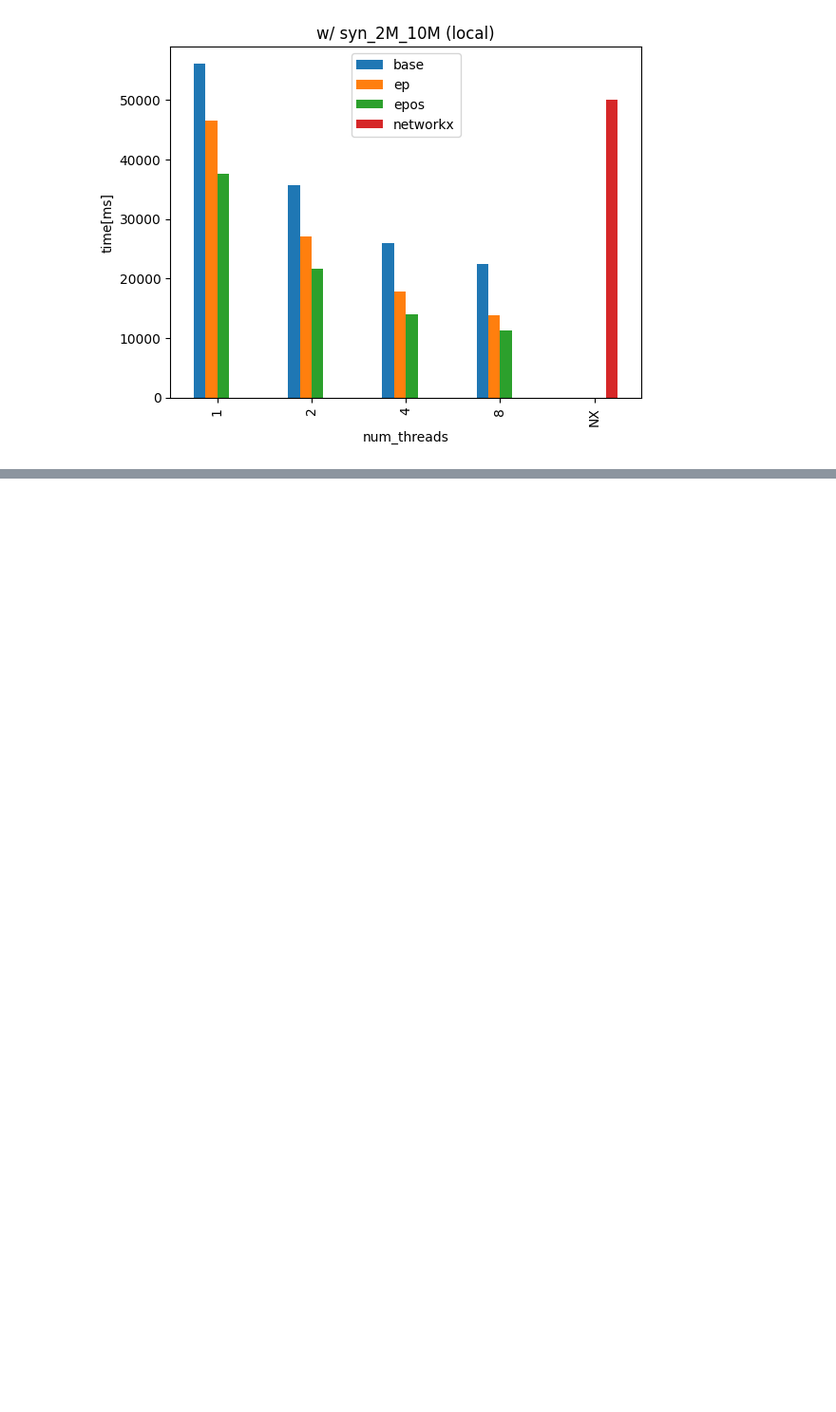
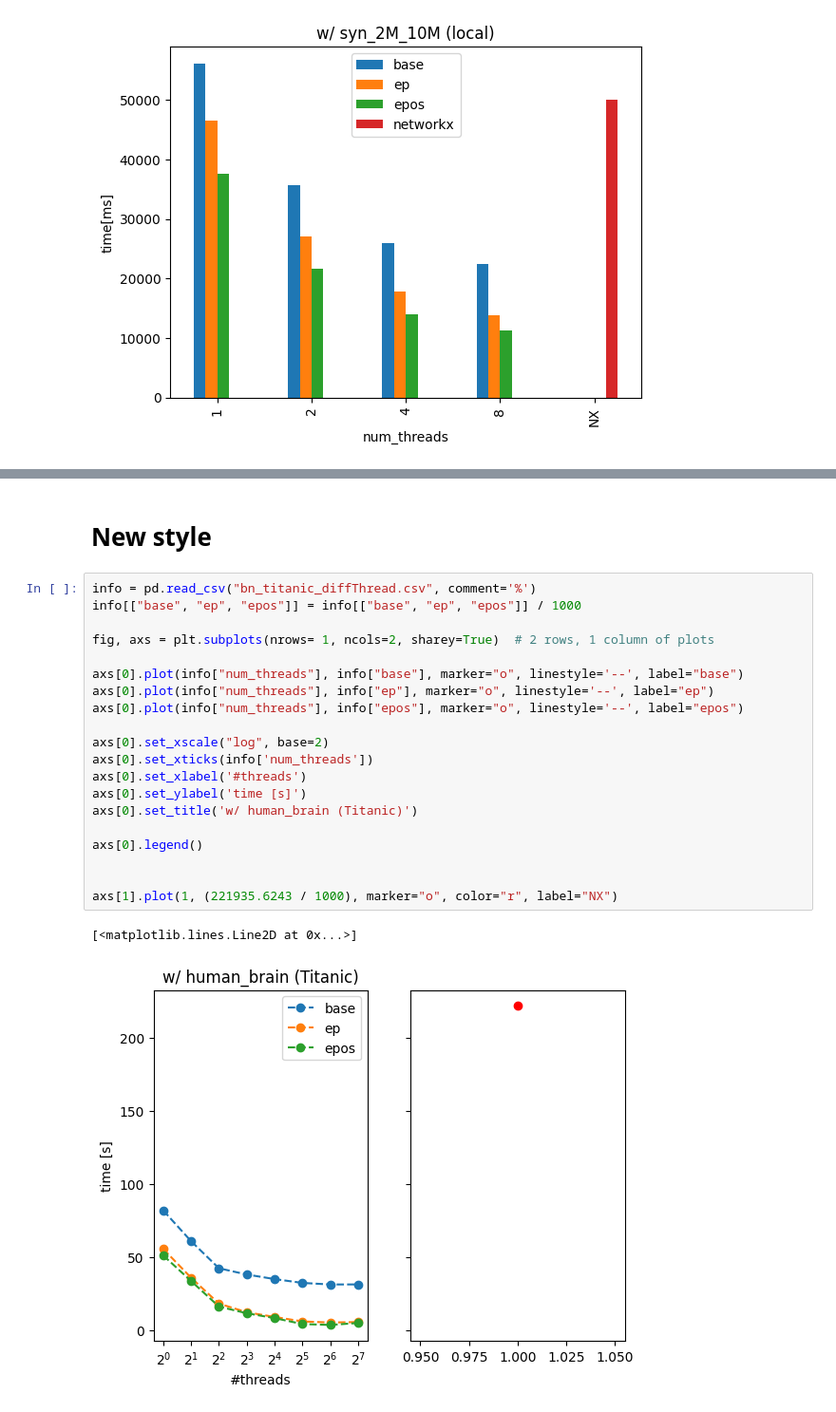
Before and after one commit to dSampietro/Rusty-CRACKER, a Jupyter notebook: plotting/nbk.ipynb, the cells around one changed output, grey strips where cells are left out. Shown: that part at 95% size. Saved outputs shown, nothing was run; the diff lists cells and outputs as text; blank space fills up the shorter version.

```diff
--- a/plotting/nbk.ipynb
+++ b/plotting/nbk.ipynb
@@ -32,0 +89,25 @@ info\
+# %% [markdown]
+# New style
+# %%
+info = pd.read_csv("bn_titanic_diffThread.csv", comment='%')
+info[["base", "ep", "epos"]] = info[["base", "ep", "epos"]] / 1000
+
+fig, axs = plt.subplots(nrows= 1, ncols=2, sharey=True)  # 2 rows, 1 column of plots
+
+axs[0].plot(info["num_threads"], info["base"], marker="o", linestyle='--', label="base")
+axs[0].plot(info["num_threads"], info["ep"], marker="o", linestyle='--', label="ep")
+axs[0].plot(info["num_threads"], info["epos"], marker="o", linestyle='--', label="epos")
+
+axs[0].set_xscale("log", base=2)
+axs[0].set_xticks(info['num_threads'])
+axs[0].set_xlabel('#threads')
+axs[0].set_ylabel('time [s]')
+axs[0].set_title('w/ human_brain (Titanic)')
+
+axs[0].legend()
+
+
+axs[1].plot(1, (221935.6243 / 1000), marker="o", color="r", label="NX")
+# %% [output]
+[<matplotlib.lines.Line2D at 0x...>]
+[figure, added]
```
Also changed, not shown: parts of 2 cells of this notebook.
